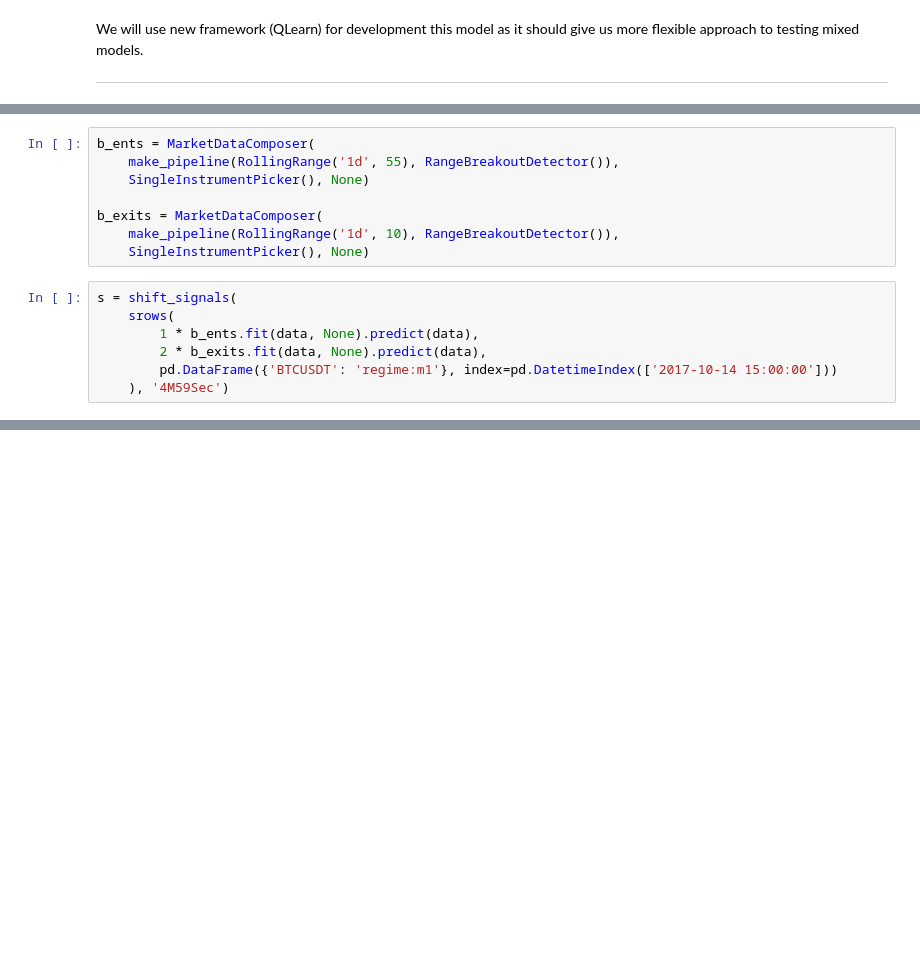
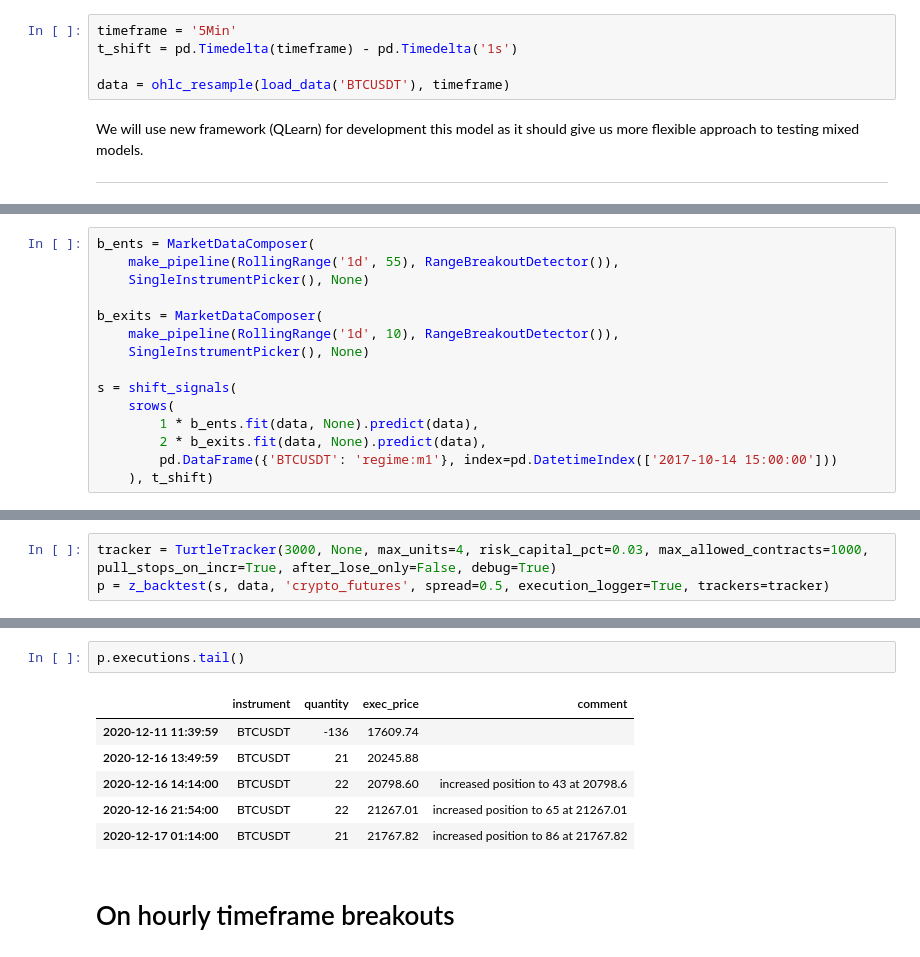
Before and after one commit to dmarienko/cryptomomentum, a Jupyter notebook: models/6. Turtles Mixed Model.ipynb, the cells around one changed output, grey strips where cells are left out. Drawn from its saved outputs; the diff is of its cells as text; blank space fills up the shorter version.

```diff
--- a/models/6. Turtles Mixed Model.ipynb
+++ b/models/6. Turtles Mixed Model.ipynb
@@ -23,3 +23,8 @@ data = ohlc_resample(load_data('BTCUSDT'), '5Min')
+# %%
+timeframe = '5Min'
+t_shift = pd.Timedelta(timeframe) - pd.Timedelta('1s')
+
+data = ohlc_resample(load_data('BTCUSDT'), timeframe)
 # %% [markdown]
 We will use new framework (QLearn) for development this model as it should give us more flexible approach to
 testing mixed models.
@@ -73,10 +37,10 @@ b_ents = MarketDataComposer(
 b_exits = MarketDataComposer(
     make_pipeline(RollingRange('1d', 10), RangeBreakoutDetector()),
     SingleInstrumentPicker(), None)
+
+s = shift_signals(
+    srows(
+        1 * b_ents.fit(data, None).predict(data),
+        2 * b_exits.fit(data, None).predict(data),
+        pd.DataFrame({'BTCUSDT': 'regime:m1'}, index=pd.DatetimeIndex(['2017-10-14 15:00:00']))
+    ), t_shift)
-# %%
-s = shift_signals(
-    srows(
-        1 * b_ents.fit(data, None).predict(data),
-        2 * b_exits.fit(data, None).predict(data),
-        pd.DataFrame({'BTCUSDT': 'regime:m1'}, index=pd.DatetimeIndex(['2017-10-14 15:00:00']))
-    ), '4M59Sec')
@@ -169,0 +47,3 @@ class TurtleTracker(TakeStopTracker):
+# %%
+tracker = TurtleTracker(3000, None, max_units=4, risk_capital_pct=0.03, max_allowed_contracts=1000, pull_stops_on_incr=True, after_lose_only=False, debug=True)
+p = z_backtest(s, data, 'crypto_futures', spread=0.5, execution_logger=True, trackers=tracker)
@@ -169,0 +73,11 @@ class TurtleTracker(TakeStopTracker):
+# %%
+p.executions.tail()
+# %% [output]
+|  | instrument | quantity | exec_price | comment |
+| 2020-12-11 11:39:59 | BTCUSDT | -136 | 17609.74 |  |
+| 2020-12-16 13:49:59 | BTCUSDT | 21 | 20245.88 |  |
+| 2020-12-16 14:14:00 | BTCUSDT | 22 | 20798.60 | increased position to 43 at 20798.6 |
+| 2020-12-16 21:54:00 | BTCUSDT | 22 | 21267.01 | increased position to 65 at 21267.01 |
+| 2020-12-17 01:14:00 | BTCUSDT | 21 | 21767.82 | increased position to 86 at 21767.82 |
+# %% [markdown]
+# On hourly timeframe breakouts
```
Also changed, not shown: parts of 23 cells of this notebook, 3 other files.
